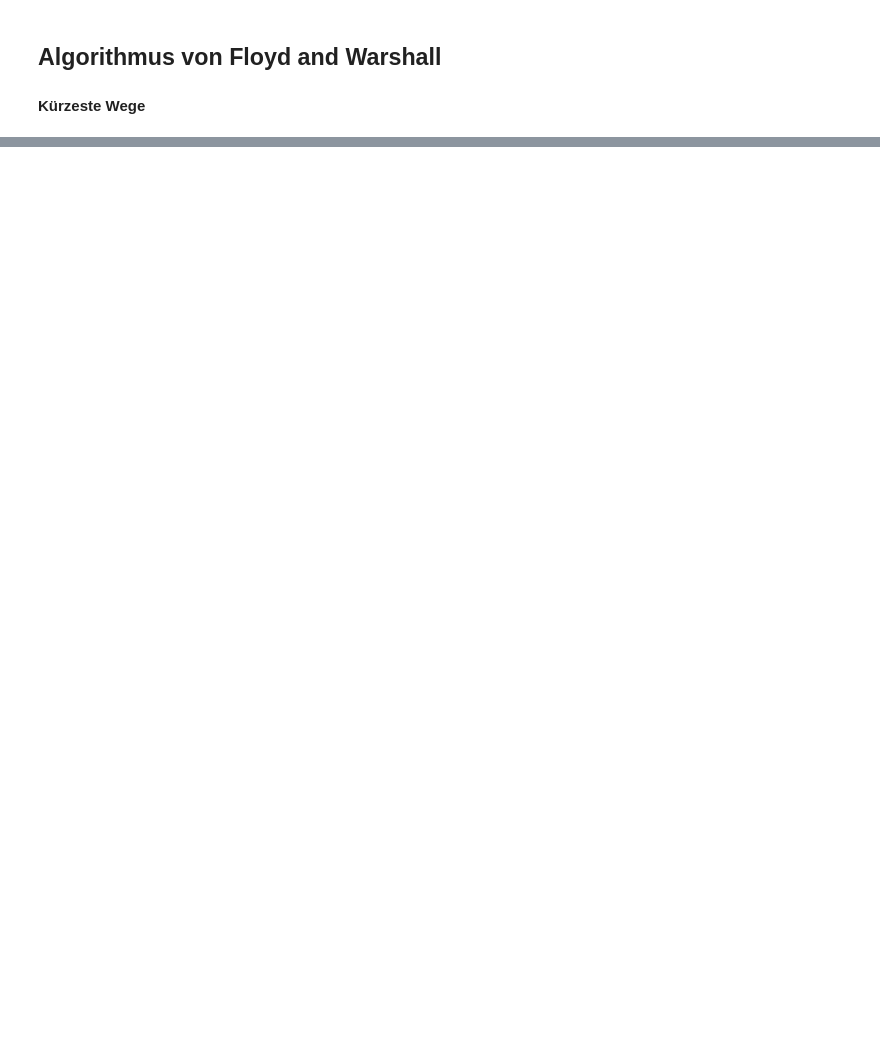
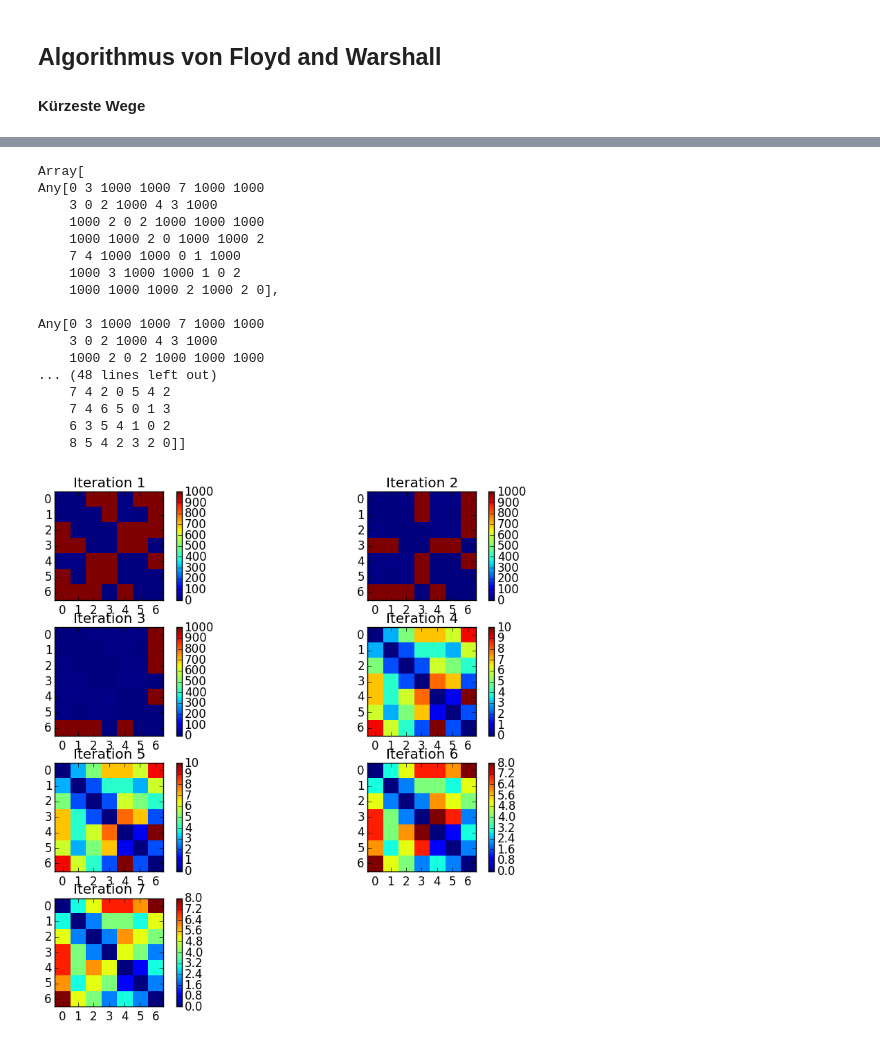
Before and after one commit to mgje/Python-Mathematik-Beispiele, a Jupyter notebook: notebook/Algorithmus von Floyd und Warshall.ipynb, the cells around one changed output, grey strips where cells are left out. Drawn from its saved outputs; the diff is of its cells as text; code cells hidden in the pictures; blank space fills up the shorter version.

```diff
--- a/notebook/Algorithmus von Floyd und Warshall.ipynb
+++ b/notebook/Algorithmus von Floyd und Warshall.ipynb
@@ -47,0 +129,64 @@ while loading In[3], in expression starting on line 7
+# %%
+D=0
+l=ndims(A)
+N = size(A)[1]
+C = [A[i,j] for i=1:N,j=1:N]
+
+for i = 1:N # Zeile
+    for j = 1:N # Spalte
+        if C[i,j] == 0 && i != j
+            C[i,j]=10^3
+        end
+    end
+end
+
+D = Array(Array, 0)
+push!(D,C)
+
+
+for k = 1:N # Iteration
+    tmp = [D[k][i,j] for i=1:N,j=1:N]
+
+    push!(D,tmp) # 1..N+1
+    for i = 1:N # Zeile
+        for j = 1:N # Spalte
+            if D[k+1][i,j] > D[k][i,k] + D[k][k,j]
+                D[k+1][i,j] = D[k][i,k] + D[k][k,j]
+            end
+        end
+    end
+end
+
+#print(D[N+1])
+
+figure(figsize=(3*3, 4*2))
+subplots_adjust(bottom=.05, left=.04, right=.96, top=.98, hspace=.25)
+
+for i = 1:N
+    subplot(4, 2, i)
+    title("Iteration $(i)")
+    imgplot = imshow(D[i+1])
+    plt.colorbar()
+    pycall(imgplot["set_interpolation"],Any,"nearest")
+end
+
+print(D)
+# %% [output]
+Array[
+Any[0 3 1000 1000 7 1000 1000
+    3 0 2 1000 4 3 1000
+    1000 2 0 2 1000 1000 1000
+    1000 1000 2 0 1000 1000 2
+    7 4 1000 1000 0 1 1000
+    1000 3 1000 1000 1 0 2
+    1000 1000 1000 2 1000 2 0],
+
+Any[0 3 1000 1000 7 1000 1000
+    3 0 2 1000 4 3 1000
+    1000 2 0 2 1000 1000 1000
+... (48 lines left out)
+    7 4 2 0 5 4 2
+    7 4 6 5 0 1 3
+    6 3 5 4 1 0 2
+    8 5 4 2 3 2 0]]
+[figure, added]
```
Also changed, not shown: parts of 5 cells of this notebook.
